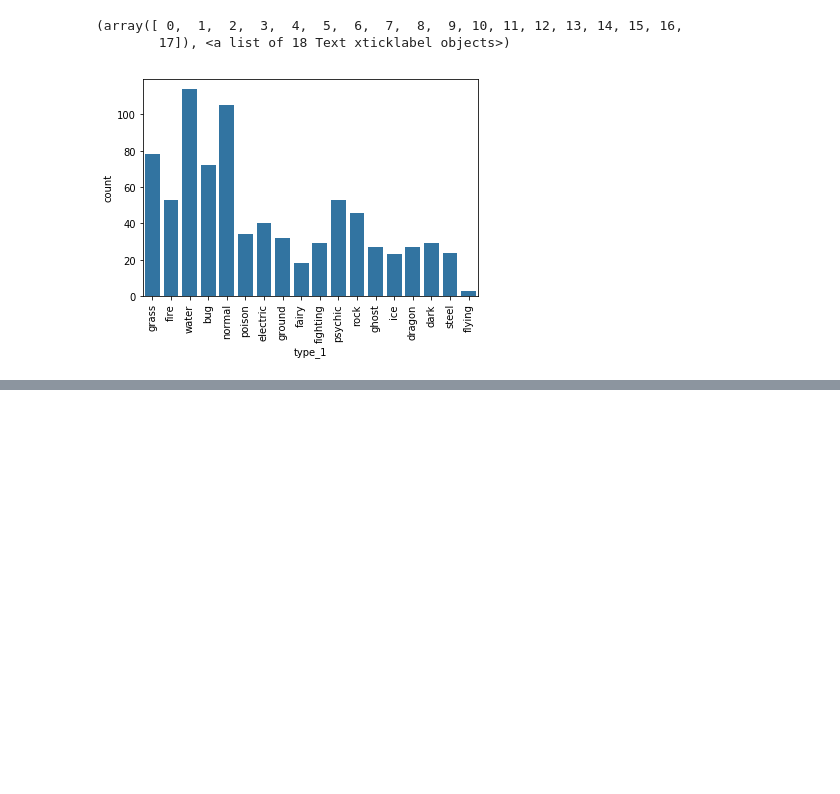
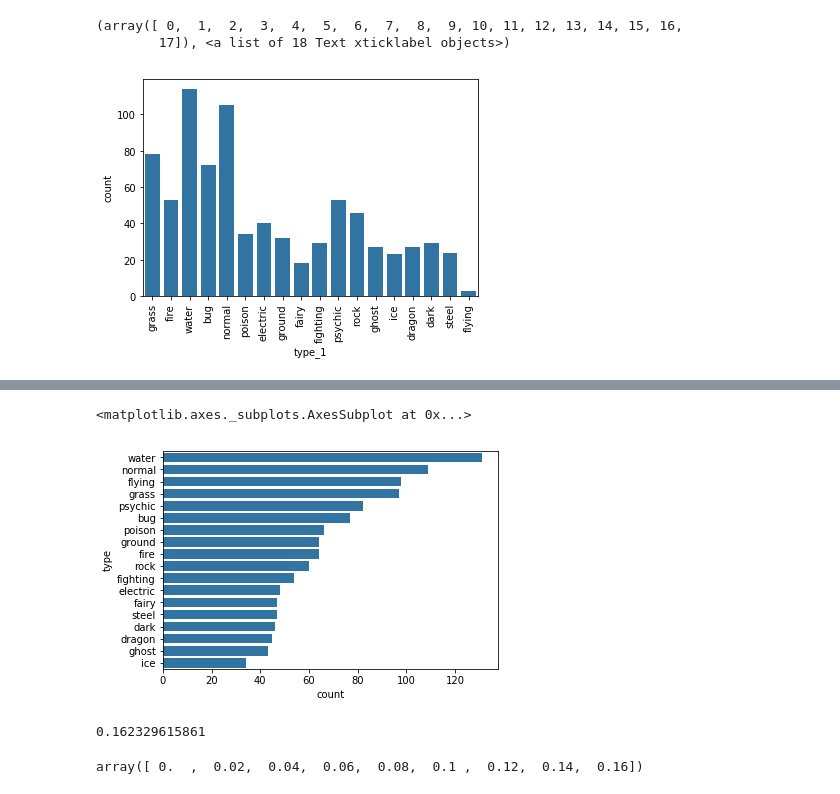
Before and after one commit to ddrdushy/UdacityLearning, a Jupyter notebook: Files/Matplotlib/Matplotlib1.ipynb, the cells around one changed output, grey strips where cells are left out. Saved outputs shown, nothing was run; the diff lists cells and outputs as text; code cells hidden in the pictures; blank space fills up the shorter version.

```diff
--- a/Files/Matplotlib/Matplotlib1.ipynb
+++ b/Files/Matplotlib/Matplotlib1.ipynb
@@ -39,2 +39,7 @@ sb.countplot(data=pokemon, y='type_1', color=base_color, order=gen_order);
 # %%
 gen_order = pokemon['type_1'].value_counts().index
+# %%
+pkmn_types = pokemon.melt(id_vars=['id', 'species'],
+                         value_vars = ['type_1', 'type_2'],
+                         var_name = 'type_level', value_name='type')
+pkmn_types.head(10)
@@ -40,0 +58,22 @@ gen_order = pokemon['type_1'].value_counts().index
+# %%
+type_counts = pkmn_types['type'].value_counts()
+type_order = type_counts.index
+# %%
+base_color = sb.color_palette()[0]
+sb.countplot(data=pkmn_types, y = 'type', color=base_color, order=type_order)
+# %% [output]
+<matplotlib.axes._subplots.AxesSubplot at 0x...>
+[figure, added]
+# %%
+n_pokemon = pokemon.shape[0]
+max_type_count = type_counts[0]
+max_prop = max_type_count / n_pokemon
+print(max_prop)
+# %% [output]
+0.162329615861
+# %%
+tick_props = np.arange(0, max_prop, 0.02)
+tick_names = [ '{:0.2f}'.format(v) for v in tick_props]
+tick_props
+# %% [output]
+array([ 0.  ,  0.02,  0.04,  0.06,  0.08,  0.1 ,  0.12,  0.14,  0.16])
```
Also changed, not shown: parts of 4 cells of this notebook.
